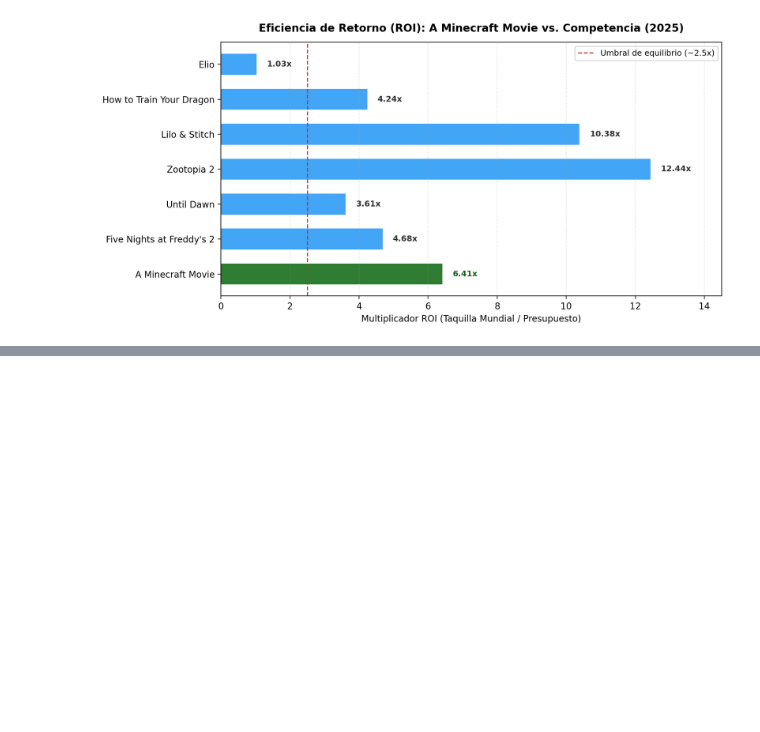
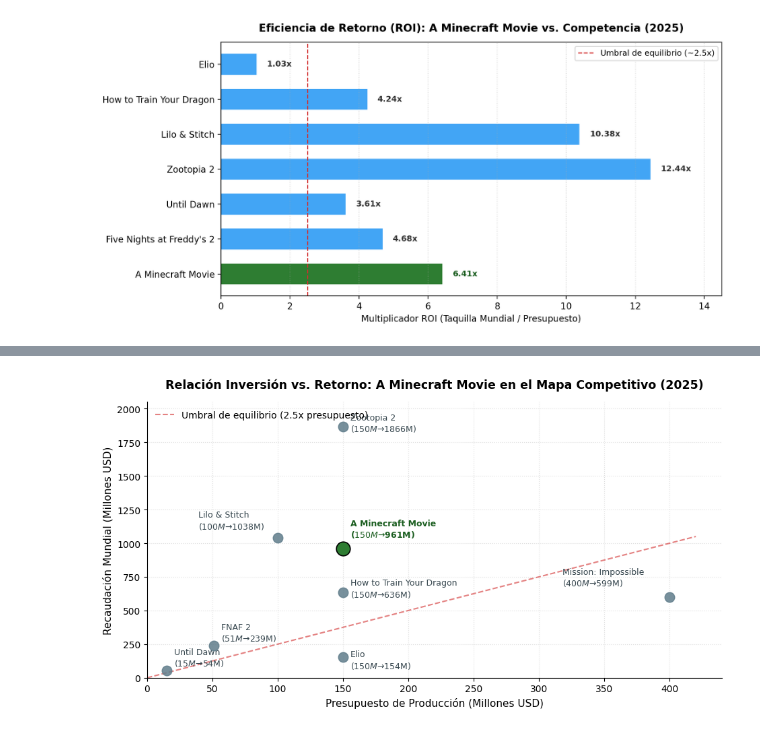
Before and after one commit to AlejandroTanquis/consulting-challenge-, a Jupyter notebook: data/raw/minecraftmovie.ipynb, the cells around one changed output, grey strips where cells are left out. Saved outputs shown, nothing was run; the diff lists cells and outputs as text; code cells hidden in the pictures; blank space fills up the shorter version.

```diff
--- a/data/raw/minecraftmovie.ipynb
+++ b/data/raw/minecraftmovie.ipynb
@@ -124,0 +161,58 @@ plt.show()
+# %%
+import matplotlib.pyplot as plt
+
+# Datos auditados de Presupuesto (M USD) vs. Recaudación Mundial (M USD) en 2025
+peliculas = [
+    'A Minecraft Movie', 'Elio', 'Lilo & Stitch', 'How to Train Your Dragon',
+    'FNAF 2', 'Zootopia 2', 'Mission: Impossible', 'Until Dawn'
+]
+presupuesto = [150, 150, 100, 150, 51, 150, 400, 15]
+recaudacion = [961.2, 154.3, 1038.0, 636.4, 238.9, 1866.0, 598.8, 54.1]
+
+fig, ax = plt.subplots(figsize=(9.5, 5.2))
+
+# Puntos del resto de las películas en gris azulado
+for i in range(len(peliculas)):
+    if peliculas[i] == 'A Minecraft Movie':
+        ax.scatter(presupuesto[i], recaudacion[i], color='#2E7D32', s=220, zorder=5, edgecolors='black', linewidth=1.2)
+    else:
+        ax.scatter(presupuesto[i], recaudacion[i], color='#607D8B', s=110, alpha=0.85, zorder=4)
+
+# Etiquetas de texto para cada punto
+ajustes = {
+    'A Minecraft Movie': (8, 12, 'bold', '#1B5E20'),
+    'Elio': (8, -12, 'normal', '#37474F'),
+    'Lilo & Stitch': (-85, 10, 'normal', '#37474F'),
+    'How to Train Your Dragon': (8, -5, 'normal', '#37474F'),
+    'FNAF 2': (8, 5, 'normal', '#37474F'),
+    'Zootopia 2': (8, -5, 'normal', '#37474F'),
+    'Mission: Impossible': (-115, 12, 'normal', '#37474F'),
+    'Until Dawn': (8, 5, 'normal', '#37474F')
+}
+
+for i, txt in enumerate(peliculas):
+    dx, dy, weight, color = ajustes[txt]
+    ax.annotate(f"{txt}\n(${presupuesto[i]}M → ${recaudacion[i]:.0f}M)",
+                (presupuesto[i], recaudacion[i]),
+                xytext=(dx, dy), textcoords='offset points',
+                fontsize=9, fontweight=weight, color=color)
+
+# Línea punteada de equilibrio (Recaudación = 2.5x Presupuesto)
+x_vals = [0, 420]
+ax.plot(x_vals, [x * 2.5 for x in x_vals], '--', color='#D32F2F', alpha=0.6, label='Umbral de equilibrio (2.5x presupuesto)')
+
+ax.set_xlim(0, 440)
+ax.set_ylim(0, 2050)
+ax.set_xlabel('Presupuesto de Producción (Millones USD)', fontsize=11)
+ax.set_ylabel('Recaudación Mundial (Millones USD)', fontsize=11)
+ax.set_title('Relación Inversión vs. Retorno: A Minecraft Movie en el Mapa Competitivo (2025)', fontsize=12.5, fontweight='bold', pad=15)
+ax.legend(frameon=False, loc='upper left', fontsize=10)
+ax.grid(True, linestyle=':', alpha=0.4)
+ax.spines['top'].set_visible(False)
+ax.spines['right'].set_visible(False)
+
+plt.tight_layout()
+plt.savefig('grafico_dispersion_inversion.png', dpi=300)
+plt.show()
+# %% [output]
+[figure, added]
```
Also changed, not shown: parts of 1 cell of this notebook.
